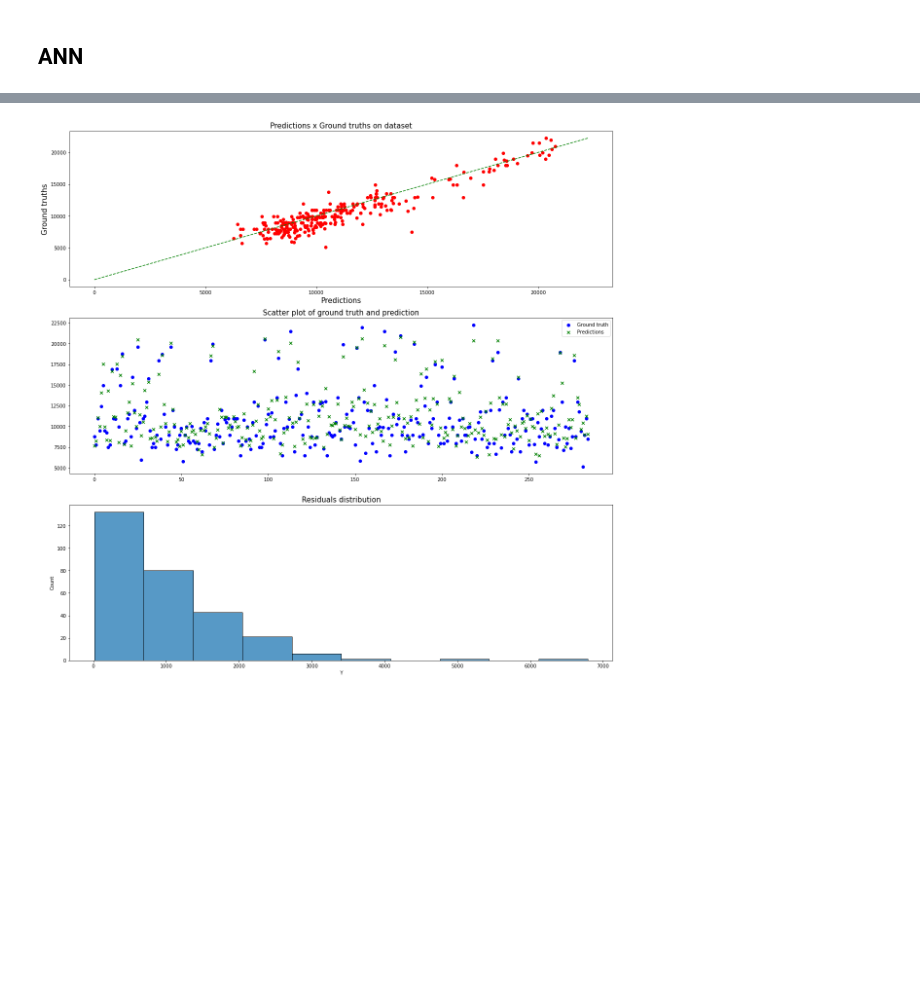
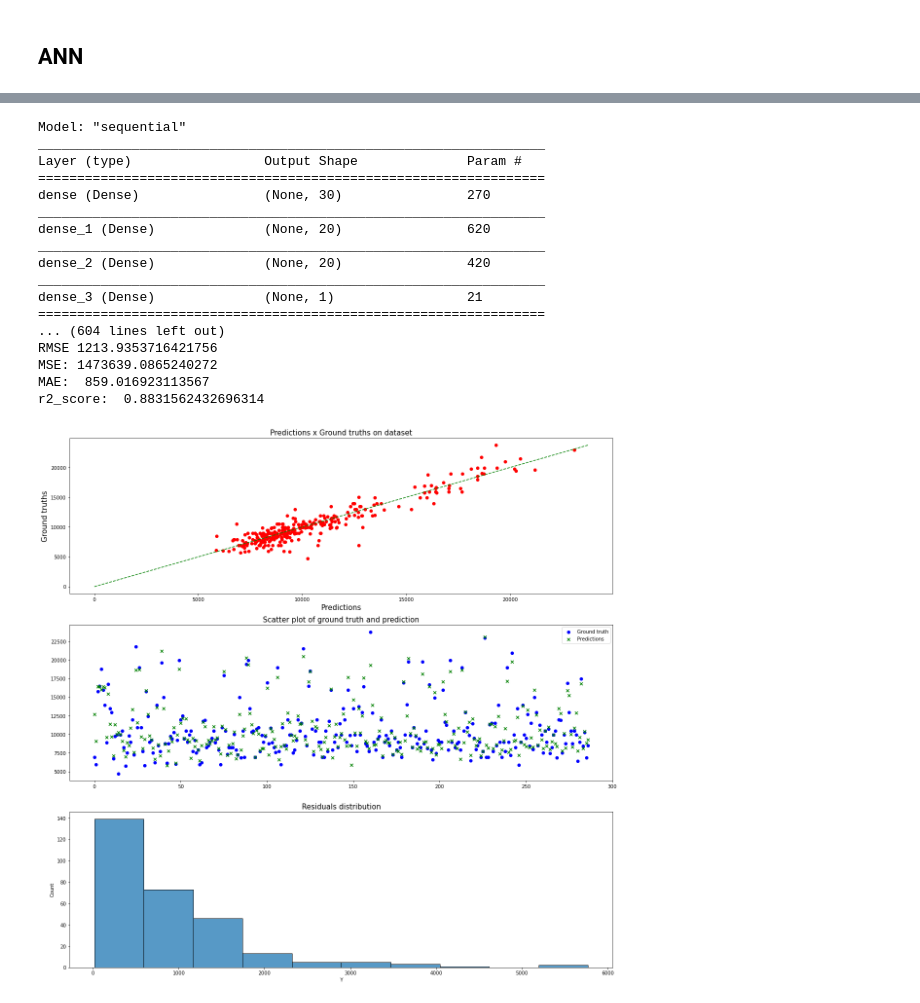
Before and after one commit to potus84/Inmeta, a Jupyter notebook: Modelling.ipynb, the cells around one changed output, grey strips where cells are left out. Saved outputs shown, nothing was run; the diff lists cells and outputs as text; code cells hidden in the pictures; blank space fills up the shorter version.

```diff
--- a/Modelling.ipynb
+++ b/Modelling.ipynb
@@ -106,8 +97,8 @@ No duplicate  False
 # %%
-threshold = np.percentile(df_clean['Y'], q=99)
-
+# Filter outliers using 99 percentile
+# threshold = np.percentile(df_clean['Y'], q=99.9)
 # threshold = np.mean(df_clean['Y']) + np.std(df_clean['Y'])
-# threshold = 30000
+threshold = 26000
 print('threshold ', threshold)
 df_clean = df_clean[df_clean['Y'] <= threshold]
 print('Shape after filter ', df_clean.shape)
@@ -123,0 +116,4 @@ X_train, X_test, y_train, y_test = train_test_split(X, y, test_size=0.2, random_
+# %%
+from sklearn.preprocessing import MinMaxScaler
+scl = MinMaxScaler()
+X = scl.fit_transform(X)
@@ -330,20 +330,25 @@ Average 5-fold test_neg_root_mean_squared_error
 from tensorflow.keras.layers import Dense, Input
 from tensorflow.keras.models import Sequential
 # %%
-ann = Sequential()
-depth = 4
-hidden_nodes = [30, 20, 20, 30]
-ann.add(Input(shape=X_train.shape[1]))
+from tensorflow.keras import backend as K
 
-for i in range(depth):
-    if(isinstance(hidden_nodes, list)):
-        ann.add(Dense(hidden_nodes[i], activation='relu'))
-    elif(isinstance(hidden_nodes, int)):
-        ann.add(Dense(hidden_nodes, activation='relu'))
+def coeff_determination(y_true, y_pred):
+    SS_res =  K.sum(K.square( y_true-y_pred ))
+    SS_tot = K.sum(K.square( y_true - K.mean(y_true) ) )
+    return ( 1 - SS_res/(SS_tot + K.epsilon()) )
 
-ann.add(Dense(1, activation='linear'))
-ann.summary()
+def build_model(input_shape, depth=3, hidden_nodes=[30, 20, 20, 30], ):
+    ann = Sequential()
+    ann.add(Input(shape=X_train.shape[1]))
 
-ann.compile(optimizer='adam', loss='mean_absolute_error', metrics=['mean_absolute_error', 'mse'])
+    for i in range(depth):
+        if(isinstance(hidden_nodes, list)):
+            ann.add(Dense(hidden_nodes[i], activation='relu'))
+        elif(isinstance(hidden_nodes, int)):
+            ann.add(Dense(hidden_nodes, activation='relu'))
 
-ann.fit(X_train, y_train, batch_size=32, epochs=1000)
+    ann.add(Dense(1, activation='linear'))
+    ann.summary()
+
+    ann.compile(optimizer='adam', loss='mean_absolute_error', metrics=['mean_absolute_error', 'mse', coeff_determination])
+    return ann
@@ -369,4 +355,6 @@ Epoch 1000/1000
 # %%
+ann = build_model(input_shape=X_train.shape[1])
+ann.fit(X_train, y_train, epochs=300)
 ann_pred = ann.predict(X_test)
 vis(y_test, ann_pred.reshape(-1))
 # %% [output]
@@ -377 +364,18 @@ r2_score:  0.8552269453263481
+Model: "sequential"
+_________________________________________________________________
+Layer (type)                 Output Shape              Param #
+=================================================================
+dense (Dense)                (None, 30)                270
+_________________________________________________________________
+dense_1 (Dense)              (None, 20)                620
+_________________________________________________________________
+dense_2 (Dense)              (None, 20)                420
+_________________________________________________________________
+dense_3 (Dense)              (None, 1)                 21
+=================================================================
+... (604 lines left out)
+RMSE 1213.9353716421756
+MSE: 1473639.0865240272
+MAE:  859.016923113567
+r2_score:  0.8831562432696314
-[figure, old version]
+[figure, new version]
```
Also changed, not shown: parts of 33 cells of this notebook, 1 other file.
